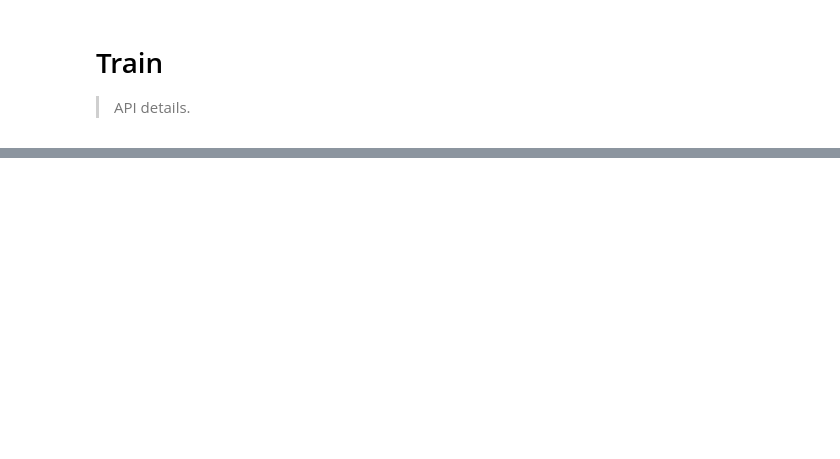
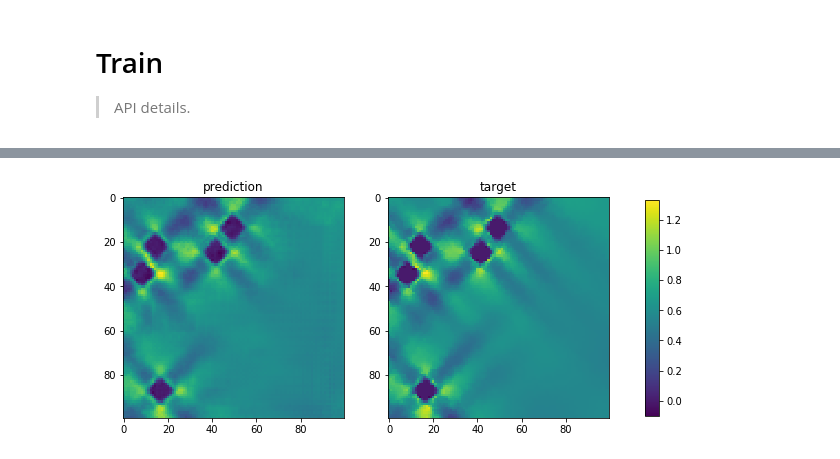
Before and after one commit to FGhavamian/accelerate_fem, a Jupyter notebook: notebooks/03_train.ipynb, the cells around one changed output, grey strips where cells are left out. Drawn from its saved outputs; the diff is of its cells as text; code cells hidden in the pictures; blank space fills up the shorter version.

```diff
--- a/notebooks/03_train.ipynb
+++ b/notebooks/03_train.ipynb
@@ -217,0 +221,6 @@ inputs.max()
+# %%
+#hide
+idx = 15
+plot_example(targets_train[idx], preds_train[idx])
+# %% [output]
+[figure, added]
```
Also changed, not shown: parts of 40 cells of this notebook, 6 other files.
